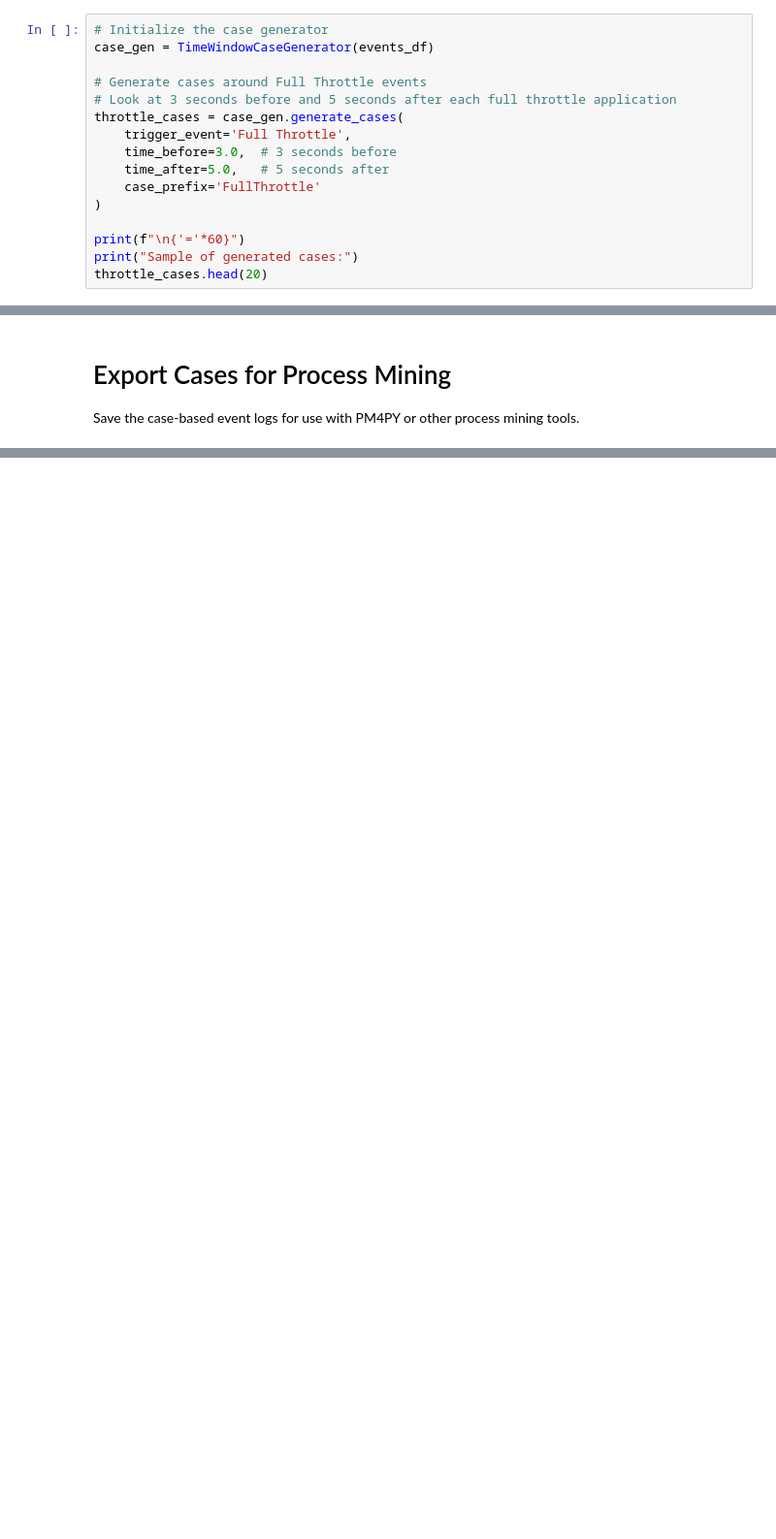
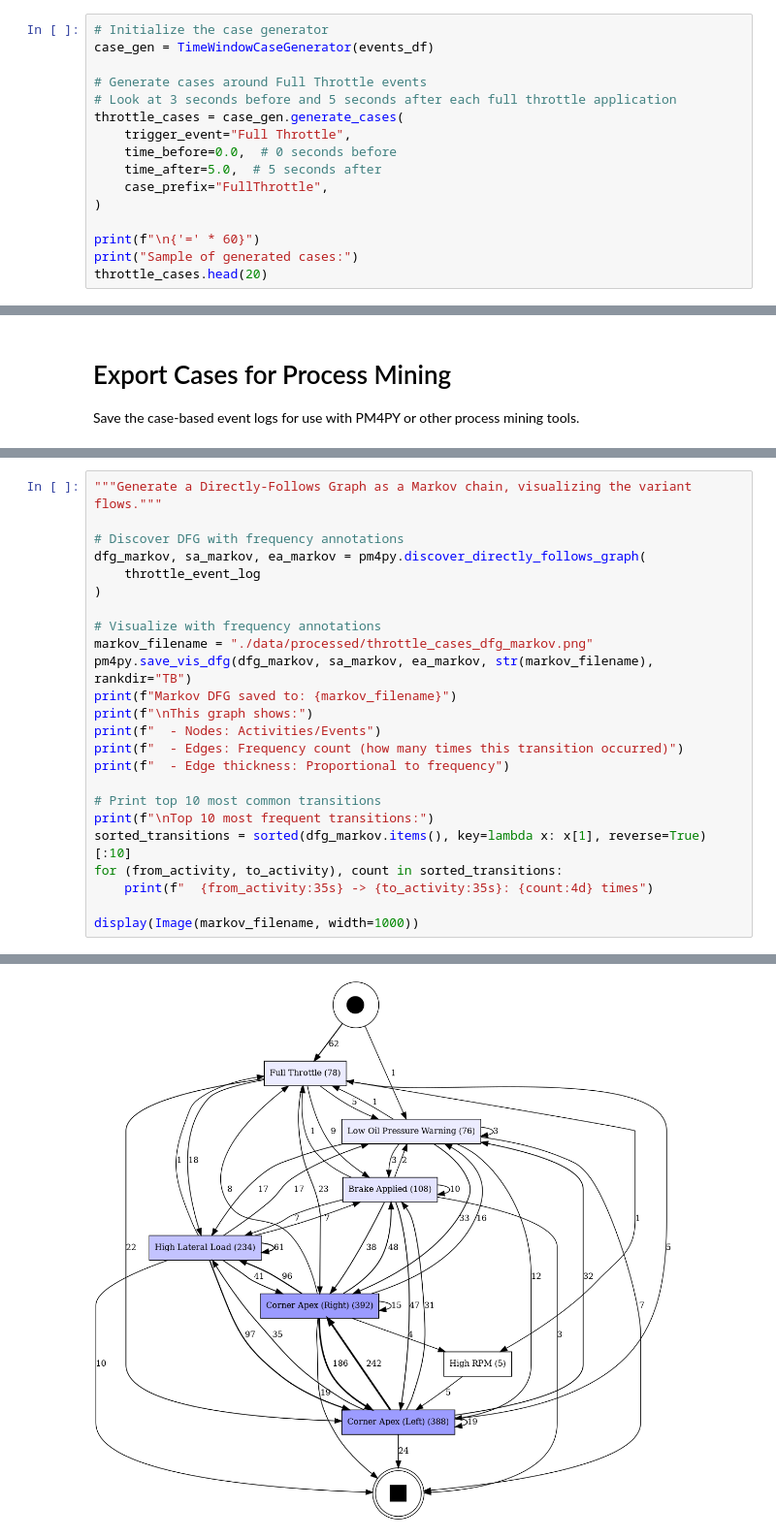
Before and after one commit to GarrettGruss/process-mining-demo, a Jupyter notebook: examples/example_4/example_4_part_2.ipynb, the cells around one changed output, grey strips where cells are left out. Shown at 97% size. Cells and saved outputs as stored; diff of their text form; blank space fills up the shorter version.

```diff
--- a/examples/example_4/example_4_part_2.ipynb
+++ b/examples/example_4/example_4_part_2.ipynb
@@ -817,12 +856,12 @@ case_gen = TimeWindowCaseGenerator(events_df)
 # Generate cases around Full Throttle events
 # Look at 3 seconds before and 5 seconds after each full throttle application
 throttle_cases = case_gen.generate_cases(
-    trigger_event='Full Throttle',
-    time_before=3.0,  # 3 seconds before
-    time_after=5.0,   # 5 seconds after
-    case_prefix='FullThrottle'
+    trigger_event="Full Throttle",
+    time_before=0.0,  # 0 seconds before
+    time_after=5.0,  # 5 seconds after
+    case_prefix="FullThrottle",
 )
 
-print(f"\n{'='*60}")
+print(f"\n{'=' * 60}")
 print("Sample of generated cases:")
 throttle_cases.head(20)
@@ -990,0 +1059,25 @@ print(f"\nThese files are ready for process mining analysis with PM4PY!")
+# %%
+"""Generate a Directly-Follows Graph as a Markov chain, visualizing the variant flows."""
+
+# Discover DFG with frequency annotations
+dfg_markov, sa_markov, ea_markov = pm4py.discover_directly_follows_graph(
+    throttle_event_log
+)
+
+# Visualize with frequency annotations
+markov_filename = "./data/processed/throttle_cases_dfg_markov.png"
+pm4py.save_vis_dfg(dfg_markov, sa_markov, ea_markov, str(markov_filename), rankdir="TB")
+print(f"Markov DFG saved to: {markov_filename}")
+print(f"\nThis graph shows:")
+print(f"  - Nodes: Activities/Events")
+print(f"  - Edges: Frequency count (how many times this transition occurred)")
+print(f"  - Edge thickness: Proportional to frequency")
+
+# Print top 10 most common transitions
+print(f"\nTop 10 most frequent transitions:")
+sorted_transitions = sorted(dfg_markov.items(), key=lambda x: x[1], reverse=True)[:10]
+for (from_activity, to_activity), count in sorted_transitions:
+    print(f"  {from_activity:35s} -> {to_activity:35s}: {count:4d} times")
+
+display(Image(markov_filename, width=1000))
+# %% [output]
@@ -990,0 +1102 @@ print(f"\nThese files are ready for process mining analysis with PM4PY!")
+[figure, added]
```
Also changed, not shown: parts of 21 cells of this notebook, 1 other file.
